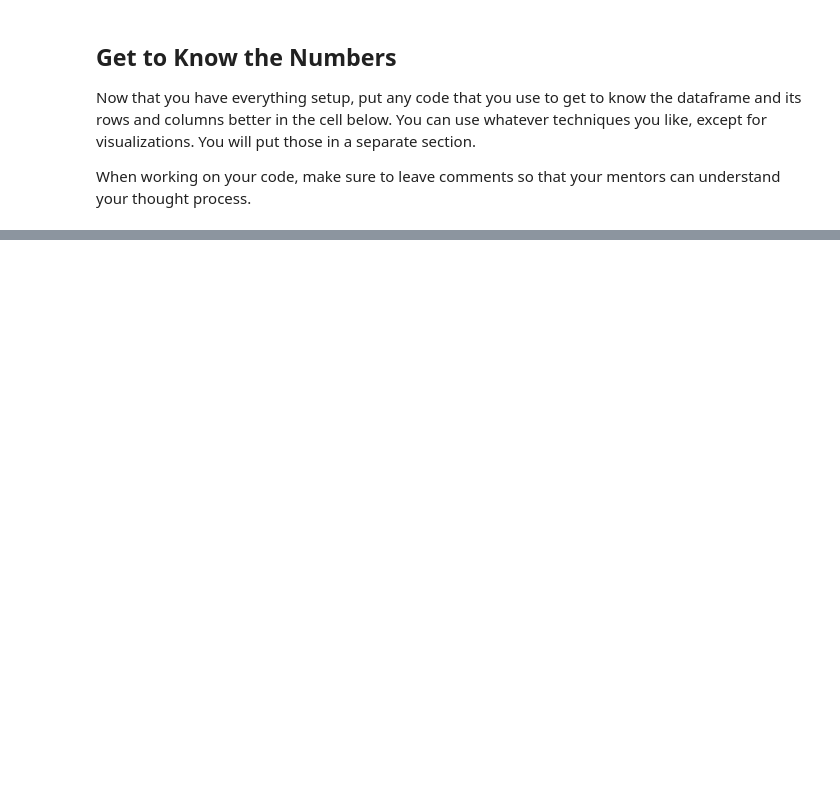
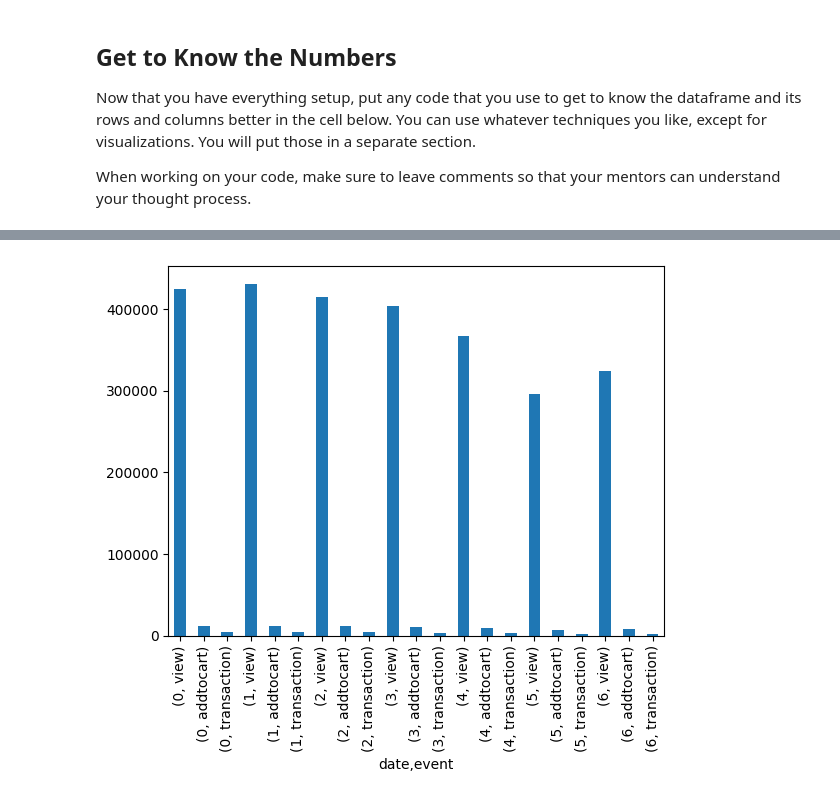
Before and after one commit to john1jung/eda-checkpoint, a Jupyter notebook: checkpoint-two.ipynb, the cells around one changed output, grey strips where cells are left out. Cells and saved outputs as stored; diff of their text form; code cells hidden in the pictures; blank space fills up the shorter version.

Commit message:
Updated Checkpoints after Dataset Change

```diff
--- a/checkpoint-two.ipynb
+++ b/checkpoint-two.ipynb
@@ -37,0 +13,18 @@ df
+# %%
+#import libraries
+
+import pandas as pd
+import matplotlib.pyplot as plt
+import numpy as np
+
+#This dataset was attained online for free at:
+#Source: https://www.kaggle.com/datasets/retailrocket/ecommerce-dataset
+
+#The dataset describes customer behavior on an online retail site and records 3 types of customer events with timestamps: Item views, addtocart, and purchases.
+#Goal of this analysis is to determine understand how customers are using the site and what actions lead to more purchase.
+data = pd.read_csv("events.csv")
+df = pd.DataFrame(data)
+
+#Display columns and data types to ground oneself in data.
+display(df.columns)
+df.info()
@@ -199,0 +64,8 @@ df['item_type'].value_counts().plot(kind='bar')
+# %%
+#Clean the data by modifying timestamp field.
+
+#Timestamp field is shown in epoch time (seconds since 1/1/1970) and it hard to for humans to interpret
+#Clean data by adding Datetime from 'timestamp' to allow for manipulation
+
+df['date'] = pd.to_datetime(df['timestamp'], unit='ms')
+df
@@ -199,0 +86,13 @@ df['item_type'].value_counts().plot(kind='bar')
+# %%
+#Examine Site Events throughout the Week.
+
+#Group by weekday from new datetime column and count each visitor event.
+grouped_by_day = df.groupby(df['date'].dt.weekday)['event'].value_counts()
+
+#plot a bar chart to show how visitor behavior changes throughout the week.
+grouped_by_day.plot(kind = 'bar')
+plt.show()
+
+#plot below shows customer events reach a low on the weekends.
+# %% [output]
+[figure, added]
```
Also changed, not shown: parts of 29 cells of this notebook, 3 other files.
